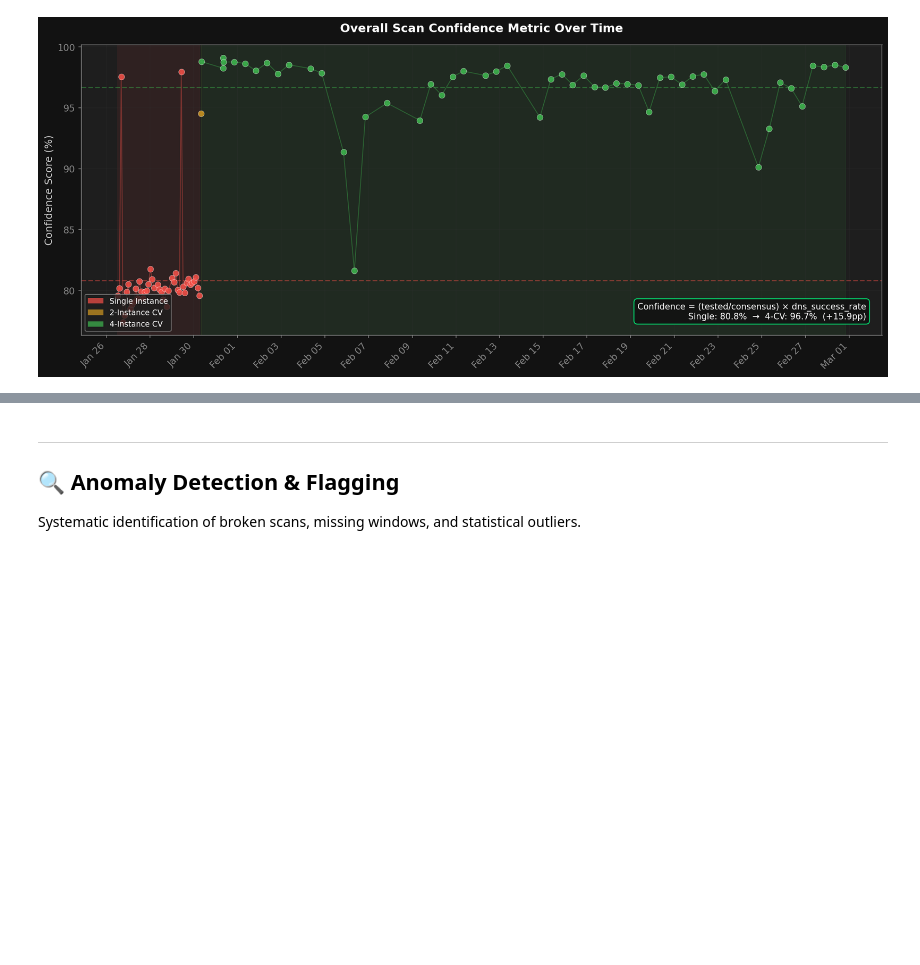
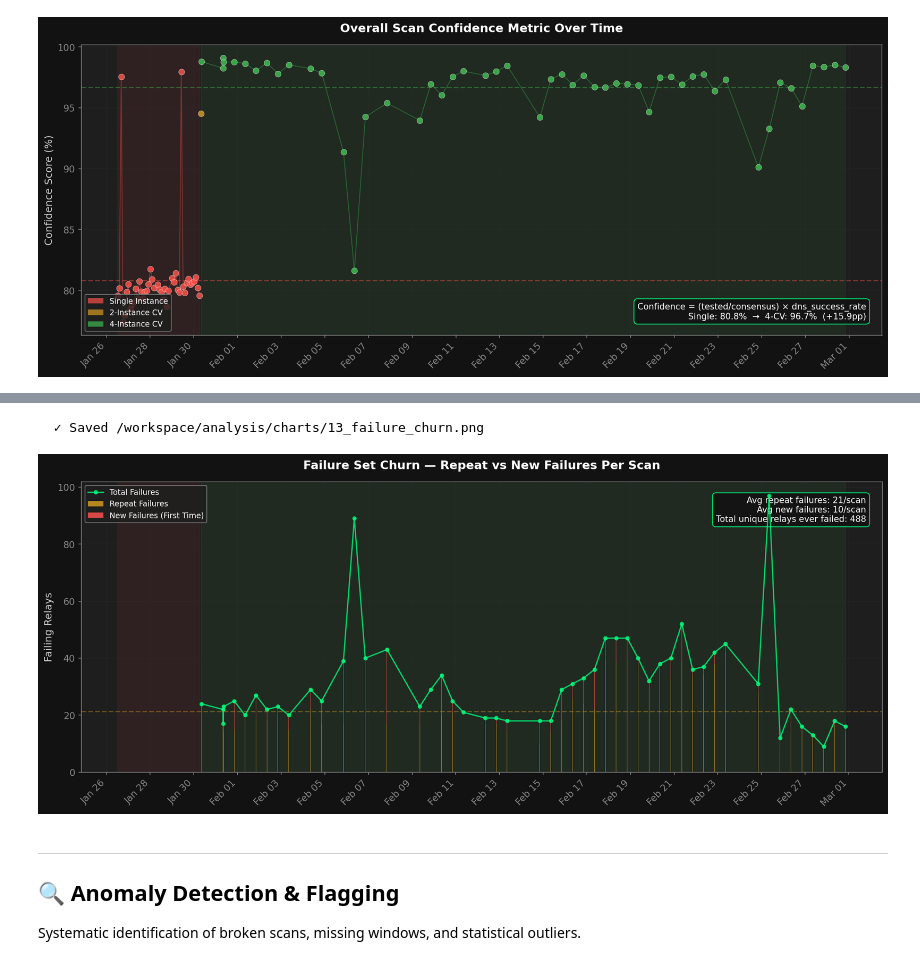
Before and after one commit to 1aeo/exitmap, a Jupyter notebook: analysis/exit_dns_health_analysis.ipynb, the cells around one changed output, grey strips where cells are left out. Cells and saved outputs as stored; diff of their text form; code cells hidden in the pictures; blank space fills up the shorter version.

```diff
--- a/analysis/exit_dns_health_analysis.ipynb
+++ b/analysis/exit_dns_health_analysis.ipynb
@@ -722,3 +933,82 @@ plt.show()
+# %%
+churn_data = []
+seen_failing = set()
+
+for fpath in sorted(DATA_DIR.glob("dns_health_*.json")):
+    try:
+        with open(fpath) as f:
+            scan_data = json.load(f)
+    except (json.JSONDecodeError, ValueError):
+        continue
+    m = scan_data["metadata"]
+    scan_info = m.get("scan", {})
+    if not (scan_info.get("type") == "cross_validate" and scan_info.get("instances", 1) >= 4):
+        continue
+    cr = m.get("consensus_relays", 0)
+    if cr < 100 or cr > 5000:
+        continue
+
+    ts_str = m.get("timestamp", "")
+    try:
+        ts = datetime.fromisoformat(ts_str.replace("Z", "+00:00"))
+    except Exception:
+        ts = datetime.now(timezone.utc)
+
+    scan_fails = set()
+    for r in scan_data.get("results", []):
+        fp = r.get("exit_fingerprint")
+        if fp and r.get("status") == "dns_fail":
+            scan_fails.add(fp)
+
+    new_fails = len(scan_fails - seen_failing)
+    repeat_fails = len(scan_fails & seen_failing)
+    seen_failing.update(scan_fails)
+
+    churn_data.append({
+        "timestamp": ts, "total": len(scan_fails),
+        "repeat": repeat_fails, "new": new_fails,
+    })
+
+df_churn = pd.DataFrame(churn_data)
+
+fig, ax = plt.subplots(figsize=(14, 6))
+shade_phases(ax, df_churn)
+
+bar_width = 0.018
+ax.bar(df_churn["timestamp"], df_churn["repeat"],
+       width=bar_width, color=STATUS_WARNING, alpha=0.85, label="Repeat Failures")
+ax.bar(df_churn["timestamp"], df_churn["new"],
+       width=bar_width, bottom=df_churn["repeat"],
+       color=STATUS_ERROR, alpha=0.85, label="New Failures (First Time)")
+ax.plot(df_churn["timestamp"], df_churn["total"],
+        color=AEO_GREEN, linewidth=1.5, alpha=0.8, marker="o", markersize=4,
+        label="Total Failures", zorder=5)
+
+avg_repeat = df_churn["repeat"].mean()
+avg_new = df_churn["new"].mean()
+ax.axhline(avg_repeat, color=STATUS_WARNING, linestyle="--", alpha=0.4)
+
+ax.text(0.98, 0.95,
+        f"Avg repeat failures: {avg_repeat:.0f}/scan\n"
+        f"Avg new failures: {avg_new:.0f}/scan\n"
+        f"Total unique relays ever failed: {len(seen_failing)}",
+        transform=ax.transAxes, fontsize=10, va="top", ha="right",
+        bbox=dict(boxstyle="round,pad=0.4", facecolor=AEO_DARK_BG, edgecolor=AEO_GREEN, alpha=0.9),
+        color=AEO_TEXT)
+
+ax.set_ylabel("Failing Relays")
+ax.set_xlabel("")
+ax.set_title("Failure Set Churn — Repeat vs New Failures Per Scan",
+             fontweight="bold", pad=15)
+ax.grid(True, alpha=0.3)
+format_date_axis(ax)
+ax.legend(fontsize=9, loc="upper left")
+fig.tight_layout()
+save_chart(fig, "13_failure_churn")
+plt.show()
+# %% [output]
+  ✓ Saved /workspace/analysis/charts/13_failure_churn.png
+[figure, added]
 # %% [markdown]
 ---
 ## 🔍 Anomaly Detection & Flagging
```
Also changed, not shown: parts of 7 cells of this notebook, 4 other files.
